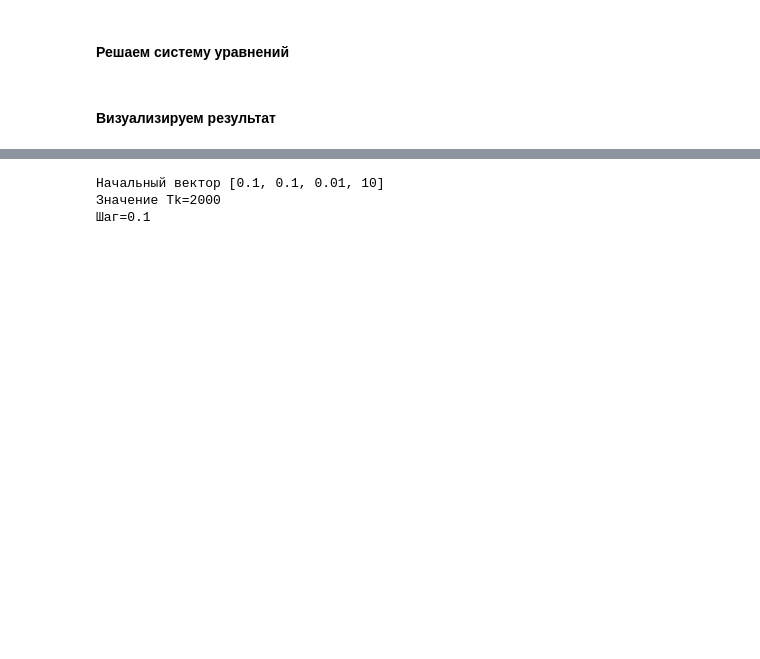
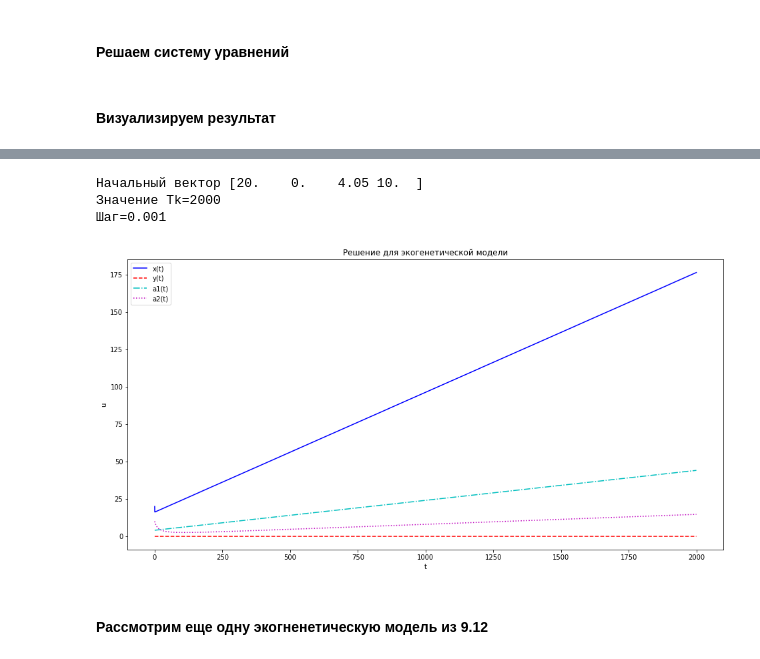
Before and after one commit to uslsteen/CompMath, a Jupyter notebook: lab_7/lab7.ipynb, the cells around one changed output, grey strips where cells are left out. Cells and saved outputs as stored; diff of their text form; code cells hidden in the pictures; blank space fills up the shorter version.

```diff
--- a/lab_7/lab7.ipynb
+++ b/lab_7/lab7.ipynb
@@ -73 +73,11 @@ h = 0.001
+# %%
+x = sp.Symbol('x')
+y = sp.Symbol('y')
+a1 = sp.Symbol('a1')
+a2 = sp.Symbol('a2')
+
+
+color_list = ['b', 'r', 'c', 'm']
+linestyle_list = ['-', '--', '-.', ':']
+label_list = ["x(t)", "y(t)", "a1(t)", "a2(t)"]
 # %%
@@ -226,13 +208,33 @@ $\displaystyle \left[\begin{matrix}- \frac{a_{1}^{2} y}{a_{2}^{2}} + 2 a_{1} - 1
+# %%
+def f2(u_k):
+    x, y, a1, a2 = u_k[0], u_k[1], u_k[2], u_k[3]
+
+    return np.array([x*(2*a1 - 0.5*x - y * (a1 ** 3) * (a2 ** (-3))),
+                     y*(2*a2 - 0.5*y - x * (a2 ** 3) * (a1 ** (-3))),
+                     eps*(2 - 3 * y * a1 ** (2) * a2 ** (-3)),
+                     eps*(2 - 3 * x * a2 ** (2) * a1 ** (-3))])
+
+def jac2(u_k):
+    x, y, a1, a2 = u_k[0], u_k[1], u_k[2], u_k[3]
+
+    return np.array([[-a1 ** 3 * y * a2 **(-3) + 2*a1 - x, -a1 ** 3 * x * a2 ** (-3), x*(-3*(a1 ** 2) * y * a2**(-3) + 2), 3*a1**3 * x * y * a2 ** (-4)],
+                     [-a2 ** 3 * y * a1 ** (-3), -a2 ** 3 * x * (a1 **(-3)) + 2*a2 - y, 3*(a2 ** 3) * x * y * a1 ** (-4), y*(-3*a2 ** 2 *x * a1**(-3) + 2)],
+                     [0, -0.03*(a1 ** 2) * a2 ** (-3), -0.06*y * a1 * a2 ** (-3), 0.09*(a1 ** 2) * y * a2 ** (-4)],
+                     [-0.03*(a2 ** 2) * a1 **(-3), 0, 0.09 * (a2 ** 2) * x * a1 ** (-4), -0.06 * x * a2 * a1 ** (-3)]])
 # %%
-cur_step = 0.1
-u0 = [x0, y0, a10, a20]
+x0, y0, a01 = 20, 0, 4.05
+cur_step = 0.001
+u0 = np.array([x0, y0, a10, a20])
 print(f"Начальный вектор {u0}")
 print(f"Значение Tk={Tk}")
 print(f"Шаг={cur_step}")
 
-sol, t_arr = Rosenbrock3(diff_eqs2, J2, u0, step=cur_step)
+sol, t_arr = Rosenbrock3(f=f2, jacbn=jac2, u0=u0, step=cur_step)
 genetic_model_plot(sol, t_arr)
 # %% [output]
-Начальный вектор [0.1, 0.1, 0.01, 10]
+Начальный вектор [20.    0.    4.05 10.  ]
 Значение Tk=2000
-Шаг=0.1
+Шаг=0.001
+[figure, added]
+# %% [markdown]
+#### Рассмотрим еще одну экогненетическую модель из 9.12
```
Also changed, not shown: parts of 17 cells of this notebook.
